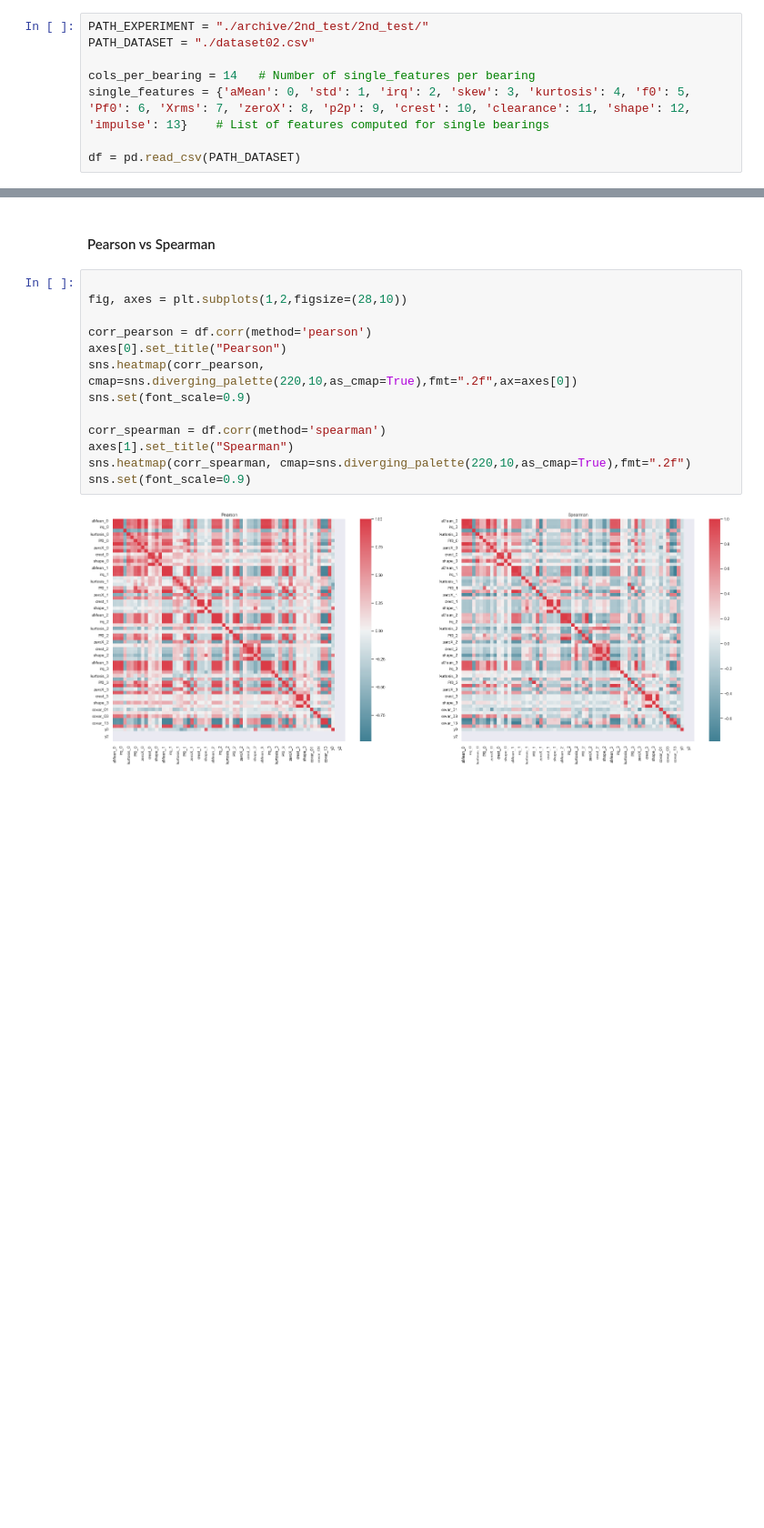
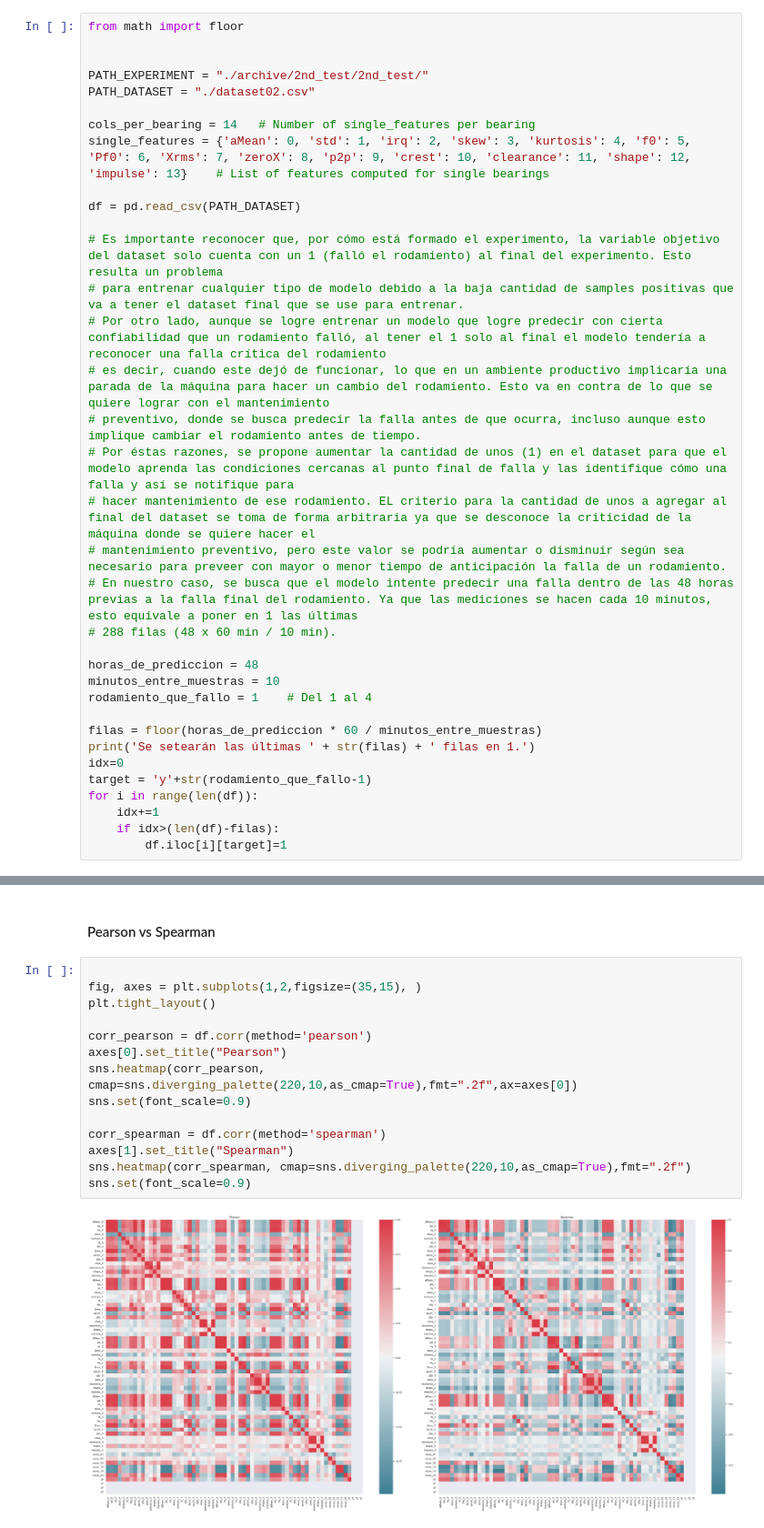
Before and after one commit to mbrito96/CEIA, a Jupyter notebook: X4_AnDatos/TP Integrador/02_ExploracionDataset.ipynb, the cells around one changed output, grey strips where cells are left out. Shown at 91% size. Drawn from its saved outputs; the diff is of its cells as text; blank space fills up the shorter version.

Commit message:
Agrego justificacion de unos al final del dataset. Mejoro dimensiones eliminadas por correlacion de pearson

```diff
--- a/X4_AnDatos/TP Integrador/02_ExploracionDataset.ipynb
+++ b/X4_AnDatos/TP Integrador/02_ExploracionDataset.ipynb
@@ -37,6 +37,9 @@ from numpy import divide
 # Cargar datos
 Cargar los datos de entrenamiento.
 # %%
+from math import floor
+
+
 PATH_EXPERIMENT = "./archive/2nd_test/2nd_test/"
 PATH_DATASET = "./dataset02.csv"
 
@@ -44,3 +47,27 @@ cols_per_bearing = 14   # Number of single_features per bearing
 single_features = {'aMean': 0, 'std': 1, 'irq': 2, 'skew': 3, 'kurtosis': 4, 'f0': 5, 'Pf0': 6, 'Xrms': 7, 'zeroX': 8, 'p2p': 9, 'crest': 10, 'clearance': 11, 'shape': 12, 'impulse': 13}    # List of features computed for single bearings
 
 df = pd.read_csv(PATH_DATASET)
+
+# Es importante reconocer que, por cómo está formado el experimento, la variable objetivo del dataset solo cuenta con un 1 (falló el rodamiento) al final del experimento. Esto resulta un problema
+# para entrenar cualquier tipo de modelo debido a la baja cantidad de samples positivas que va a tener el dataset final que se use para entrenar.
+# Por otro lado, aunque se logre entrenar un modelo que logre predecir con cierta confiabilidad que un rodamiento falló, al tener el 1 solo al final el modelo tendería a reconocer una falla crítica del rodamiento
+# es decir, cuando este dejó de funcionar, lo que en un ambiente productivo implicaría una parada de la máquina para hacer un cambio del rodamiento. Esto va en contra de lo que se quiere lograr con el mantenimiento
+# preventivo, donde se busca predecir la falla antes de que ocurra, incluso aunque esto implique cambiar el rodamiento antes de tiempo.
+# Por éstas razones, se propone aumentar la cantidad de unos (1) en el dataset para que el modelo aprenda las condiciones cercanas al punto final de falla y las identifique cómo una falla y así se notifique para
+# hacer mantenimiento de ese rodamiento. EL criterio para la cantidad de unos a agregar al final del dataset se toma de forma arbitraria ya que se desconoce la criticidad de la máquina donde se quiere hacer el
+# mantenimiento preventivo, pero este valor se podría aumentar o disminuir según sea necesario para preveer con mayor o menor tiempo de anticipación la falla de un rodamiento.
+# En nuestro caso, se busca que el modelo intente predecir una falla dentro de las 48 horas previas a la falla final del rodamiento. Ya que las mediciones se hacen cada 10 minutos, esto equivale a poner en 1 las últimas
+# 288 filas (48 x 60 min / 10 min).
+
+horas_de_prediccion = 48
+minutos_entre_muestras = 10
+rodamiento_que_fallo = 1    # Del 1 al 4
+
+filas = floor(horas_de_prediccion * 60 / minutos_entre_muestras)
+print('Se setearán las últimas ' + str(filas) + ' filas en 1.')
+idx=0
+target = 'y'+str(rodamiento_que_fallo-1)
+for i in range(len(df)):
+    idx+=1
+    if idx>(len(df)-filas):
+        df.iloc[i][target]=1
@@ -191,19 +219,20 @@ for i in range(4):  # for each bearing
 #### Pearson vs Spearman
 # %%
 
-fig, axes = plt.subplots(1,2,figsize=(28,10))
+fig, axes = plt.subplots(1,2,figsize=(35,15), )
+plt.tight_layout()
 
 corr_pearson = df.corr(method='pearson')
 axes[0].set_title("Pearson")
 sns.heatmap(corr_pearson, cmap=sns.diverging_palette(220,10,as_cmap=True),fmt=".2f",ax=axes[0])
 sns.set(font_scale=0.9)
 
 corr_spearman = df.corr(method='spearman')
 axes[1].set_title("Spearman")
 sns.heatmap(corr_spearman, cmap=sns.diverging_palette(220,10,as_cmap=True),fmt=".2f")
 sns.set(font_scale=0.9)
 # %% [output]
-[figure, old version]
+[figure, new version]
 # %%
 # Ahora, determinamos cuales features son candidatas a quitar según la correlación con otras features, para así reducir las dimensiones de nuestro dataset.
 # Para eso, fijamos un threshold de 95% de correlación.
```
Also changed, not shown: parts of 8 cells of this notebook.
